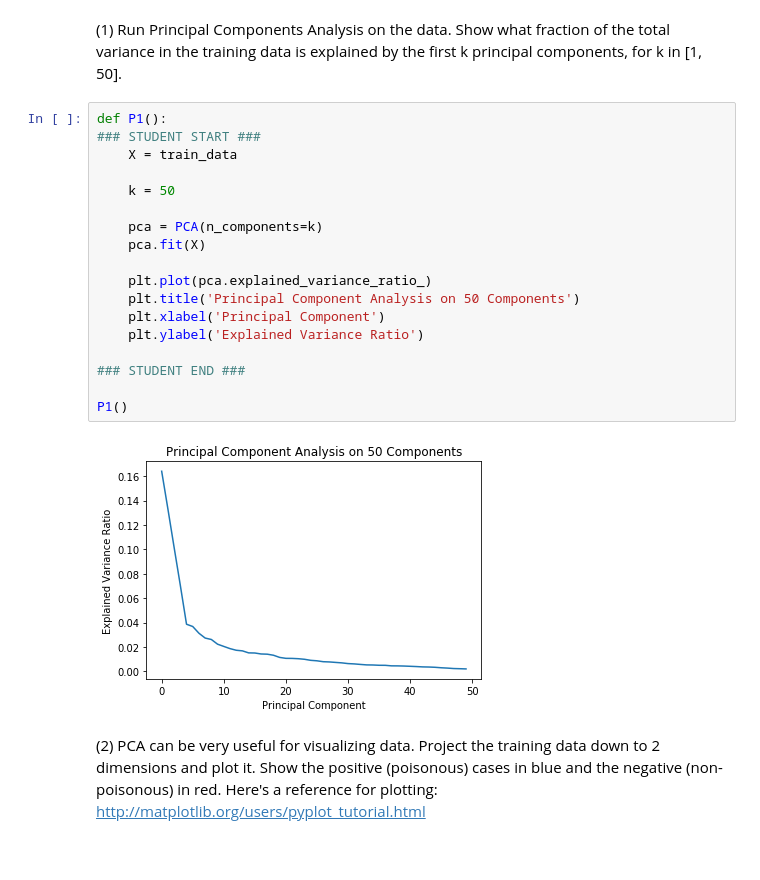
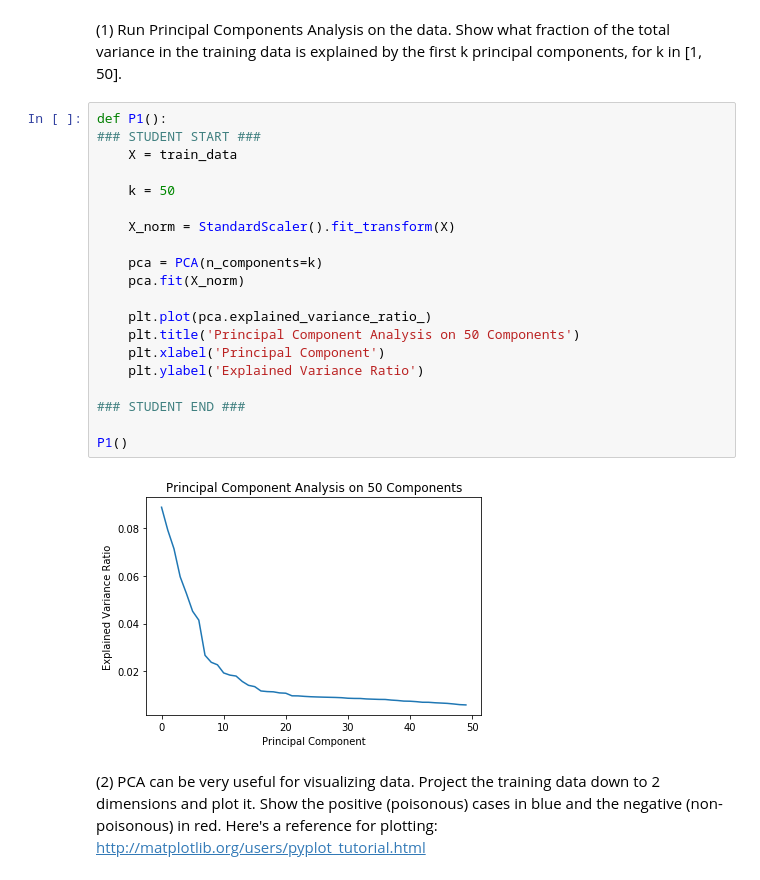
Before and after one commit to kevinhanna/W207_Projects, a Jupyter notebook: Kevin_Hanna_p3.ipynb, the cells around one changed output. Drawn from its saved outputs; the diff is of its cells as text.

```diff
--- a/Kevin_Hanna_p3.ipynb
+++ b/Kevin_Hanna_p3.ipynb
@@ -63,23 +65,25 @@ print ("{} {}".format(train_data.shape, test_data.shape))
 # %%
 def P1():
 ### STUDENT START ###
     X = train_data
 
     k = 50
 
+    X_norm = StandardScaler().fit_transform(X)
+
     pca = PCA(n_components=k)
-    pca.fit(X)
+    pca.fit(X_norm)
 
     plt.plot(pca.explained_variance_ratio_)
     plt.title('Principal Component Analysis on 50 Components')
     plt.xlabel('Principal Component')
     plt.ylabel('Explained Variance Ratio')
 
 ### STUDENT END ###
 
 P1()
 # %% [output]
-[figure, old version]
+[figure, new version]
 # %% [markdown]
 (2) PCA can be very useful for visualizing data. Project the training data down to 2 dimensions and plot it. Show the positive (poisonous) cases in blue and the negative (non-poisonous) in red. Here's a reference for plotting: http://matplotlib.org/users/pyplot_tutorial.html
 # %%
```
Also changed, not shown: parts of 5 cells of this notebook.
